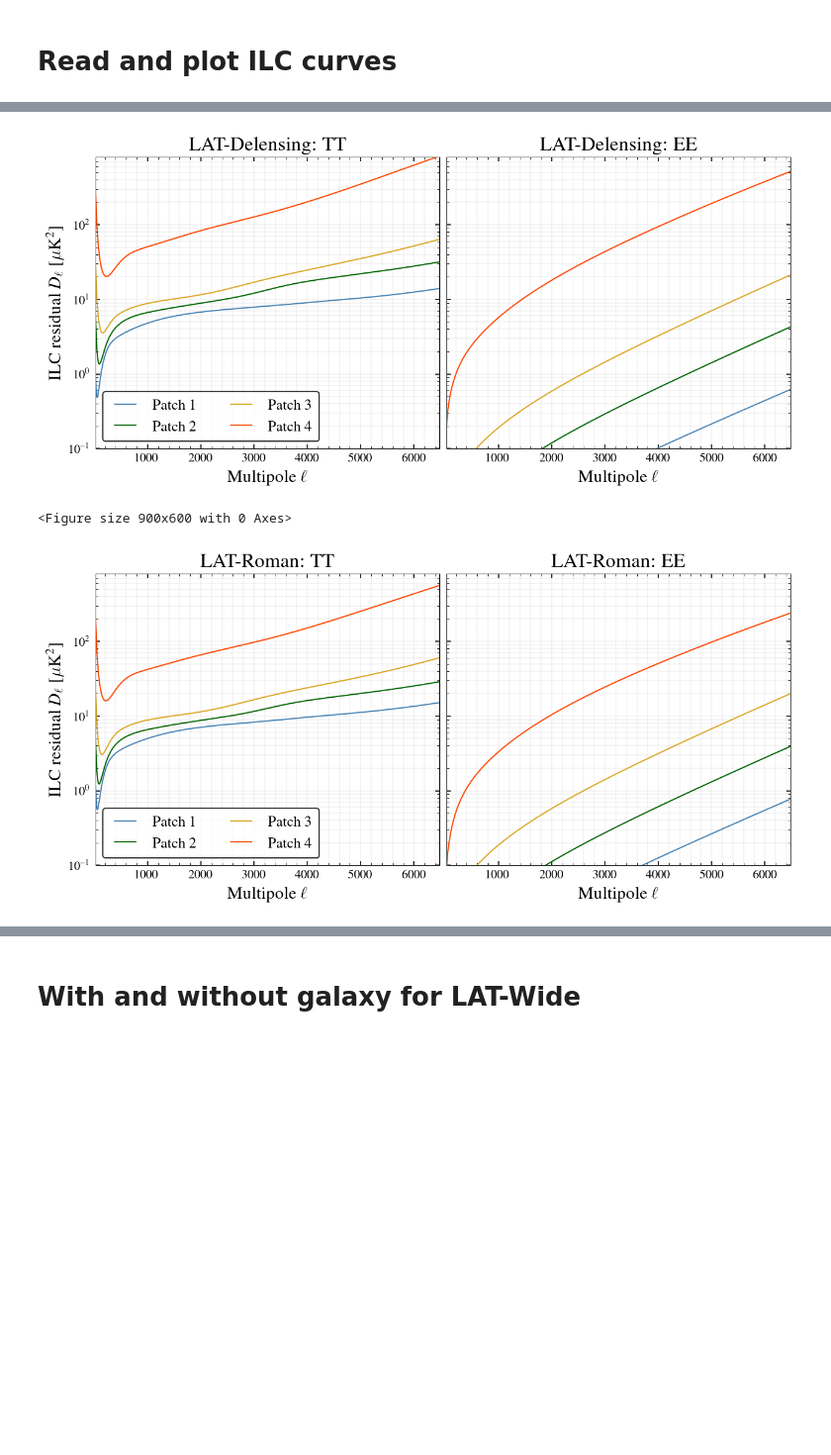
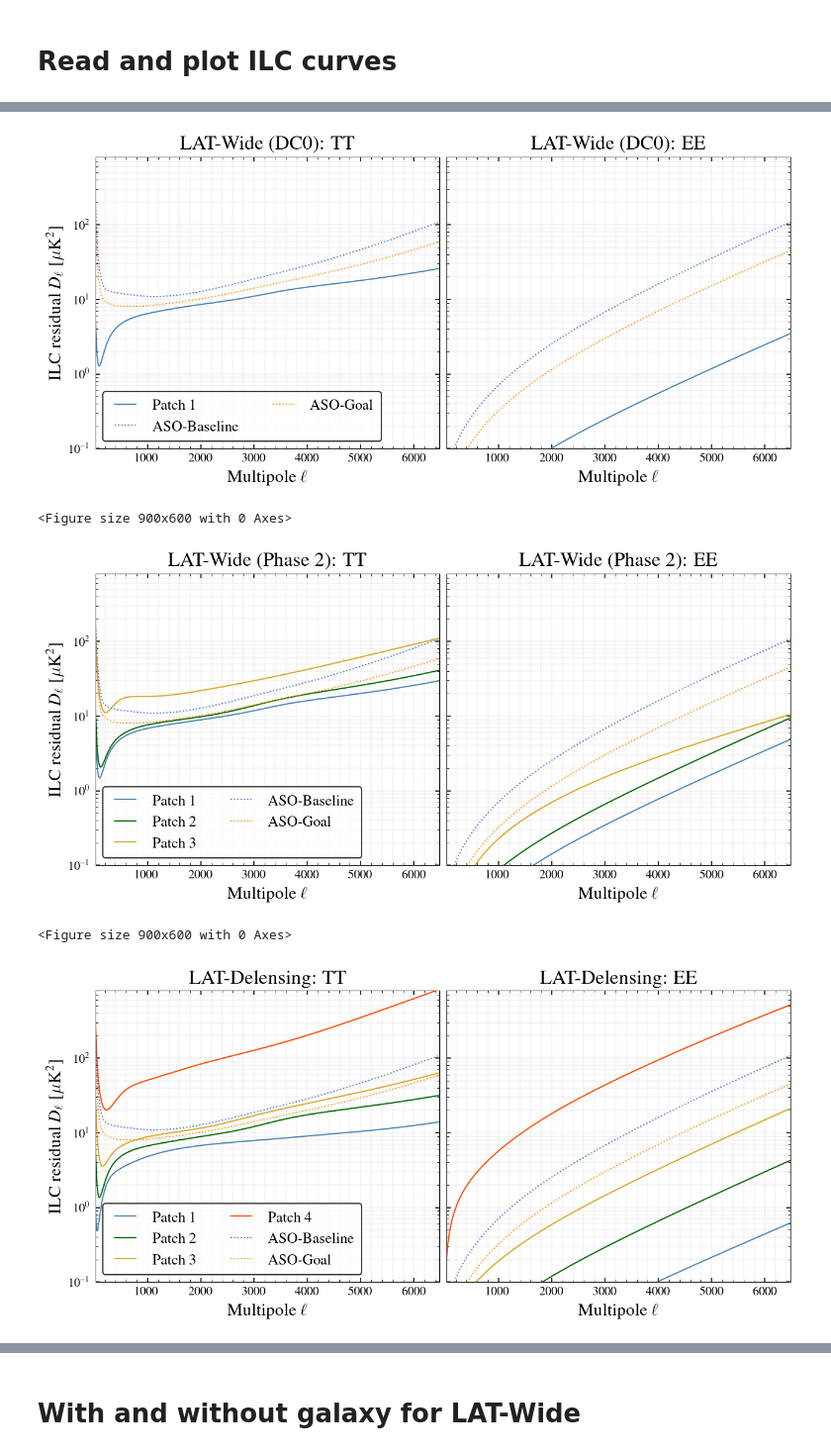
Before and after one commit to sriniraghunathan/cmb_s4_all_chile_optimisation_2025_05, a Jupyter notebook: read_and_plot_ilc_residuals.ipynb, the cells around one changed output, grey strips where cells are left out. Shown at 99% size. Saved outputs shown, nothing was run; the diff lists cells and outputs as text; code cells hidden in the pictures; blank space fills up the shorter version.

Commit message:
plotS

```diff
--- a/read_and_plot_ilc_residuals.ipynb
+++ b/read_and_plot_ilc_residuals.ipynb
@@ -19,10 +19,15 @@ rcParams['font.family'] = 'serif'
 # Read and plot ILC curves
 # %%
 survey_dic = {
+             'lat_wide_dc0': ['wide', r'LAT-Wide (DC0)'],
+             'lat_wide_phase2': ['wide', r'LAT-Wide (Phase 2)'],
              'lat_wide': ['wide_supplement', r'LAT-Wide'],
              'lat_roman': ['roman_supplement', r'LAT-Roman'],
              'lat_delensing': ['delensing_sun90bk', r'LAT-Delensing'],
              }
+
+aso_survey_dic = {'advanced_so_baseline': ['advanced_so_baseline', r'ASO-Baseline'],
+                  'advanced_so_goal': ['advanced_so_goal', r'ASO-Goal'],}
 
 
 lmax = 6500
@@ -38,13 +43,18 @@ freq_arr_str = '-'.join(['%s' %(nu) for nu in freq_arr])
 #print(freq_arr_str)
 
 expname_pref = 's4_all_chile_config'
-survey_arr = ['lat_wide', 'lat_delensing', 'lat_roman']
-patch_arr = [1, 2, 3, 4]
+survey_arr = ['lat_wide', 'lat_wide_dc0', 'lat_wide_phase2', 'lat_delensing', 'lat_roman']
 # %%
 #No galaxy
 include_gal = 0
 ilc_dic = {}
 for survey in survey_arr:
+    if survey in ['lat_wide', 'lat_delensing', 'lat_roman']:
+        patch_arr = [1, 2, 3, 4]
+    elif survey in ['lat_wide_dc0']:
+        patch_arr = [1]
+    elif survey in ['lat_wide_phase2']:
+        patch_arr = [1, 2, 3]
     ##print(survey)
     ilc_dic[survey] = {}
     for patch in patch_arr:
@@ -59,6 +69,19 @@ for survey in survey_arr:
         #print(curr_ilc_dic.keys())
         ilc_dic[survey][patch] = [el_, cl_residual_dic]
 
+
+if (1): #Add ASO
+    expname_arr = ['advanced_so_baseline', 'advanced_so_goal']
+    ilc_dic_for_so = {}
+    for expname in expname_arr:
+        curr_fd = '%s/%s/' %(results_fd_pref, expname)
+        curr_fname = '%s/%s_ilc_galaxy%s_%s_%s_nocorrnoise_lmax%s.npy' %(curr_fd, expname, include_gal, freq_arr_str, spec_arr_str, lmax)
+
+        curr_ilc_dic = np.load( curr_fname, allow_pickle=True).item()
+        el_, cl_residual_dic = curr_ilc_dic['el'], curr_ilc_dic['cl_residual']
+
+        #print(curr_ilc_dic.keys())
+        ilc_dic_for_so[expname] = [el_, cl_residual_dic]
 
 #plot
 print('\nPlot ILC residuals')
@@ -75,12 +98,22 @@ for survey in survey_arr:
     for speccntr, spec in enumerate( spec_arr ):
         ax = subplot(tr, tc, speccntr+1, yscale = 'log')
 
-        for patch in patch_arr:
+        for patch in ilc_dic[survey]:
             el_, cl_residual_dic = ilc_dic[survey][patch]
             cl_residual_spec = cl_residual_dic[spec]
 
             dl_fac = el_ * (el_+1)/2/np.pi
             plot(el_, dl_fac * cl_residual_spec, color = color_arr[patch-1], label = r'Patch %s' %(patch))
+
+        #add ASO
+        color_dic = {'advanced_so_baseline': 'royalblue', 'advanced_so_goal': 'darkorange'}
+        for expname in ilc_dic_for_so:
+            so_surveyval, so_surveylabval = aso_survey_dic[expname]
+            el_, cl_residual_dic = ilc_dic_for_so[expname]
+            cl_residual_spec = cl_residual_dic[spec]
+
+            dl_fac = el_ * (el_+1)/2/np.pi
+            plot(el_, dl_fac * cl_residual_spec, color = color_dic[expname], ls = ':', label = r'%s' %(so_surveylabval))
 
         if speccntr == 0:
             legend(loc = 3, fontsize = fsval-2, ncol = 2)
@@ -97,6 +130,7 @@ for survey in survey_arr:
         title(r'%s: %s' %(surveylabval, spec), fontsize = fsval + 2)
         grid(True, which = 'both', axis = 'both', lw = 0.2, alpha = 0.2)
 
+
     plname = 'plots/%s_ilc_results_no_galaxy.png' %(survey)
     savefig(plname, dpi = 200.)
     show();
@@ -107,4 +141,6 @@ Plot ILC residuals
 <Figure size 900x600 with 0 Axes>
-[figure, old version]
+[figure, new version]
 <Figure size 900x600 with 0 Axes>
-[figure, old version]
+[figure, new version]
+<Figure size 900x600 with 0 Axes>
+[figure, added]
```
Also changed, not shown: parts of 2 cells of this notebook.
